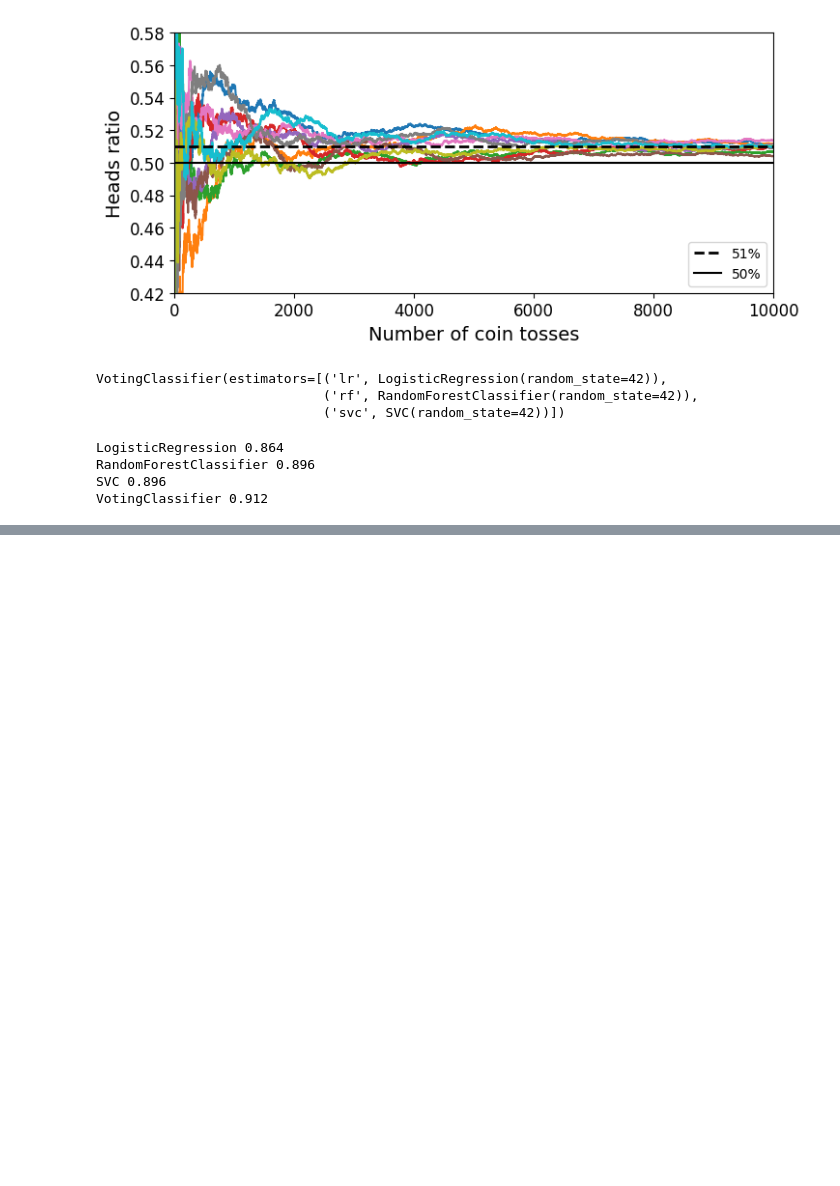
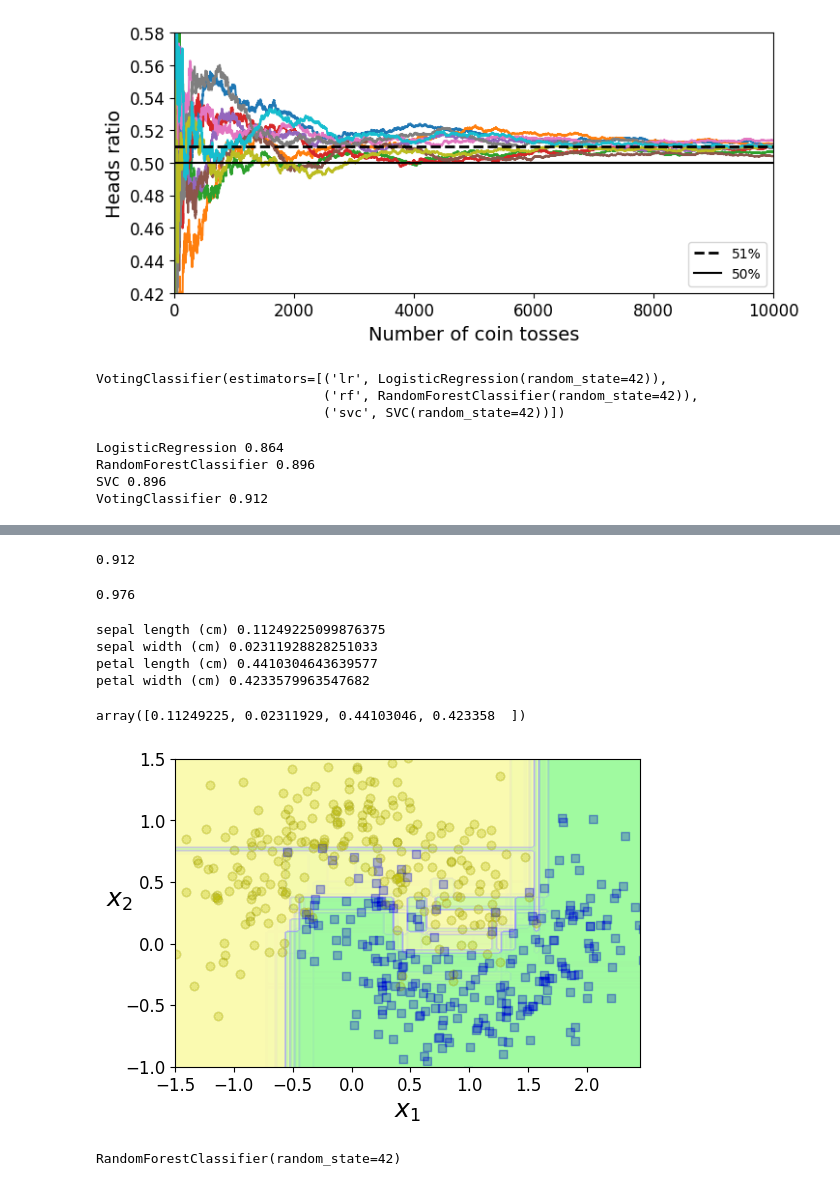
Before and after one commit to Racoon-thespy/Hands---ON-ML-scikit-and-Pytorch-, a Jupyter notebook: ensemble-learning-and-random-forests.ipynb, the cells around one changed output, grey strips where cells are left out. Saved outputs shown, nothing was run; the diff lists cells and outputs as text; code cells hidden in the pictures; blank space fills up the shorter version.

```diff
--- a/ensemble-learning-and-random-forests.ipynb
+++ b/ensemble-learning-and-random-forests.ipynb
@@ -104,0 +153,4 @@ VotingClassifier 0.912
+# %%
+bag_clf = BaggingClassifier(DecisionTreeClassifier(), n_estimators = 500, bootstrap = True, oob_score = True, random_state = 40)
+bag_clf.fit(X_train, y_train)
+bag_clf.oob_score_
@@ -104,0 +179,46 @@ VotingClassifier 0.912
+# %%
+from sklearn.metrics import accuracy_score
+y_pred = bag_clf.predict(X_test)
+accuracy_score(y_test, y_pred)
+# %% [output]
+0.912
+# %%
+from sklearn.ensemble import RandomForestClassifier
+rnd_clf = RandomForestClassifier(n_estimators = 500, max_leaf_nodes = 16, random_state = 42)
+rnd_clf.fit(X,y)
+y_pred_rf = rnd_clf.predict(X_test)
+# %%
+bag_clf = BaggingClassifier(DecisionTreeClassifier(max_features = "sqrt", max_leaf_nodes = 16), n_estimators = 500, random_state = 42)
+# %%
+bag_clf.fit(X_train, y_train)
+y_pred = bag_clf.predict(X_test)
+# %%
+np.sum(y_pred == y_pred_rf) / len(y_pred)
+# %% [output]
+0.976
+# %%
+from sklearn.datasets import load_iris
+iris = load_iris()
+rnd_clf = RandomForestClassifier(n_estimators = 500, random_state = 42)
+rnd_clf.fit(iris['data'],iris['target'])
+for name, score in zip(iris["feature_names"], rnd_clf.feature_importances_):
+    print(name, score)
+# %% [output]
+sepal length (cm) 0.11249225099876375
+sepal width (cm) 0.02311928828251033
+petal length (cm) 0.4410304643639577
+petal width (cm) 0.4233579963547682
+# %%
+rnd_clf.feature_importances_
+# %% [output]
+array([0.11249225, 0.02311929, 0.44103046, 0.423358  ])
+# %%
+plt.figure(figsize = (6,4))
+for i in range(15):
+    tree_clf = DecisionTreeClassifier(max_leaf_nodes = 16,random_state = 42+i)
+    indices_with_replacement = np.random.randint(0, len(X_train), len(X_train))
+    tree_clf.fit(X_train[indices_with_replacement], y_train[indices_with_replacement])
+    plot_decision_boundary(tree_clf, X, y, axes=[-1.5, 2.45, -1, 1.5], alpha=0.02, contour=False)
+plt.show()
+# %% [output]
+[figure, added]
@@ -104,0 +229,5 @@ VotingClassifier 0.912
+# %%
+rnd_clf = RandomForestClassifier(n_estimators=100, random_state=42)
+rnd_clf.fit(mnist["data"], mnist["target"])
+# %% [output]
+RandomForestClassifier(random_state=42)
```
Also changed, not shown: parts of 36 cells of this notebook.
